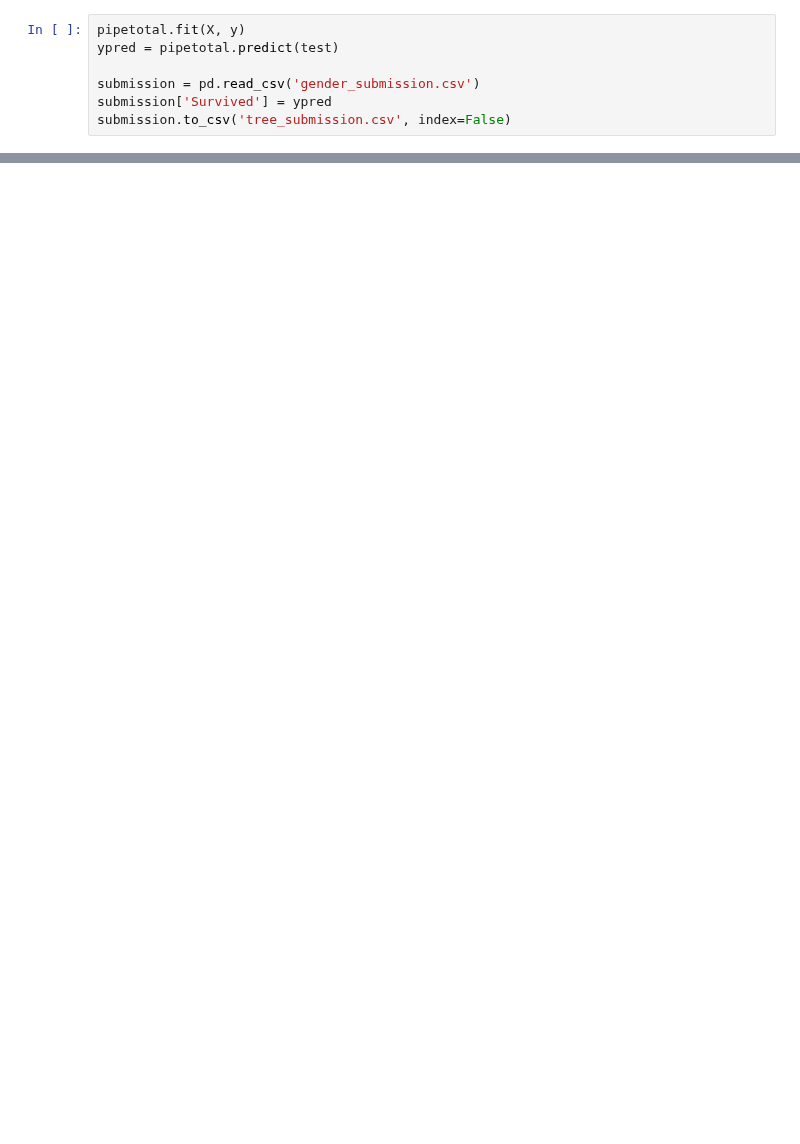
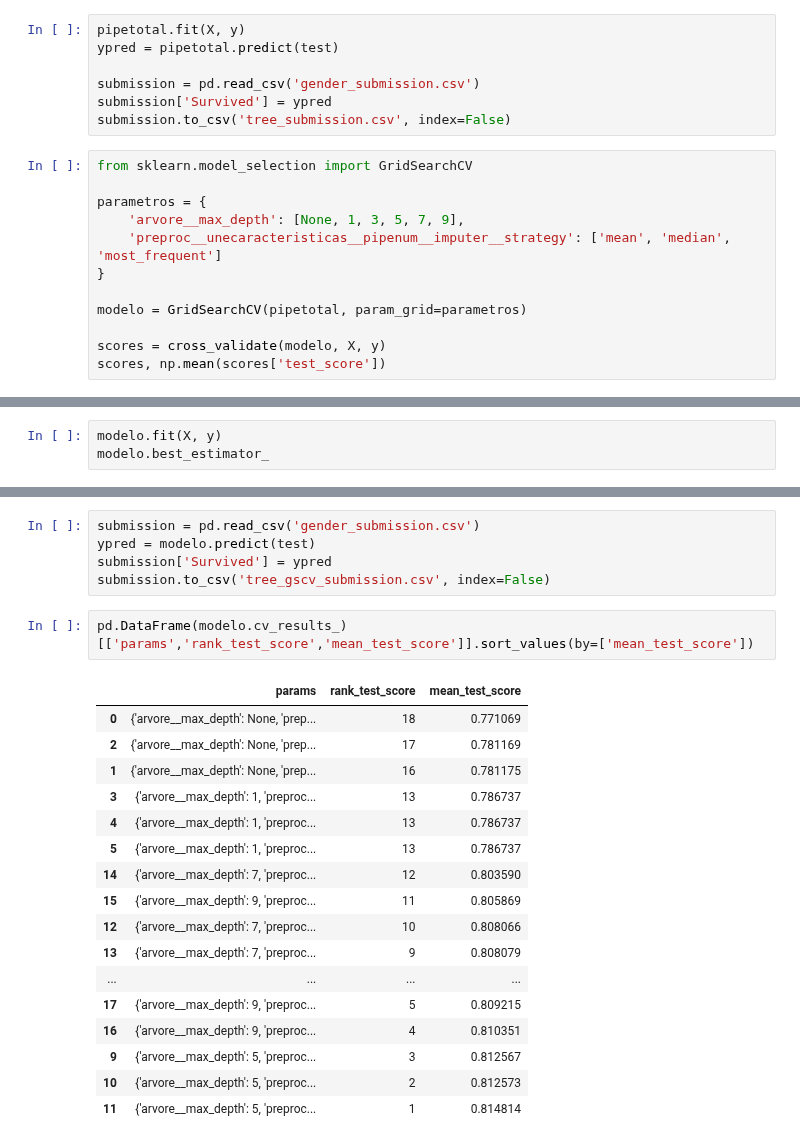
Before and after one commit to leobonn1/devai, a Jupyter notebook: iaam_trabalho2_leonardo.ipynb, the cells around one changed output, grey strips where cells are left out. Saved outputs shown, nothing was run; the diff lists cells and outputs as text; blank space fills up the shorter version.

```diff
--- a/iaam_trabalho2_leonardo.ipynb
+++ b/iaam_trabalho2_leonardo.ipynb
@@ -227,3 +227,15 @@ ypred = pipetotal.predict(test)
 submission = pd.read_csv('gender_submission.csv')
 submission['Survived'] = ypred
 submission.to_csv('tree_submission.csv', index=False)
+# %%
+from sklearn.model_selection import GridSearchCV
+
+parametros = {
+    'arvore__max_depth': [None, 1, 3, 5, 7, 9],
+    'preproc__unecaracteristicas__pipenum__imputer__strategy': ['mean', 'median', 'most_frequent']
+}
+
+modelo = GridSearchCV(pipetotal, param_grid=parametros)
+
+scores = cross_validate(modelo, X, y)
+scores, np.mean(scores['test_score'])
@@ -229,0 +247,3 @@ submission.to_csv('tree_submission.csv', index=False)
+# %%
+modelo.fit(X, y)
+modelo.best_estimator_
@@ -229,0 +269,25 @@ submission.to_csv('tree_submission.csv', index=False)
+# %%
+submission = pd.read_csv('gender_submission.csv')
+ypred = modelo.predict(test)
+submission['Survived'] = ypred
+submission.to_csv('tree_gscv_submission.csv', index=False)
+# %%
+pd.DataFrame(modelo.cv_results_)[['params','rank_test_score','mean_test_score']].sort_values(by=['mean_test_score'])
+# %% [output]
+|  | params | rank_test_score | mean_test_score |
+| 0 | {'arvore__max_depth': None, 'prep... | 18 | 0.771069 |
+| 2 | {'arvore__max_depth': None, 'prep... | 17 | 0.781169 |
+| 1 | {'arvore__max_depth': None, 'prep... | 16 | 0.781175 |
+| 3 | {'arvore__max_depth': 1, 'preproc... | 13 | 0.786737 |
+| 4 | {'arvore__max_depth': 1, 'preproc... | 13 | 0.786737 |
+| 5 | {'arvore__max_depth': 1, 'preproc... | 13 | 0.786737 |
+| 14 | {'arvore__max_depth': 7, 'preproc... | 12 | 0.803590 |
+| 15 | {'arvore__max_depth': 9, 'preproc... | 11 | 0.805869 |
+| 12 | {'arvore__max_depth': 7, 'preproc... | 10 | 0.808066 |
+| 13 | {'arvore__max_depth': 7, 'preproc... | 9 | 0.808079 |
+| ... | ... | ... | ... |
+| 17 | {'arvore__max_depth': 9, 'preproc... | 5 | 0.809215 |
+| 16 | {'arvore__max_depth': 9, 'preproc... | 4 | 0.810351 |
+| 9 | {'arvore__max_depth': 5, 'preproc... | 3 | 0.812567 |
+| 10 | {'arvore__max_depth': 5, 'preproc... | 2 | 0.812573 |
+| 11 | {'arvore__max_depth': 5, 'preproc... | 1 | 0.814814 |
```
Also changed, not shown: parts of 19 cells of this notebook.
